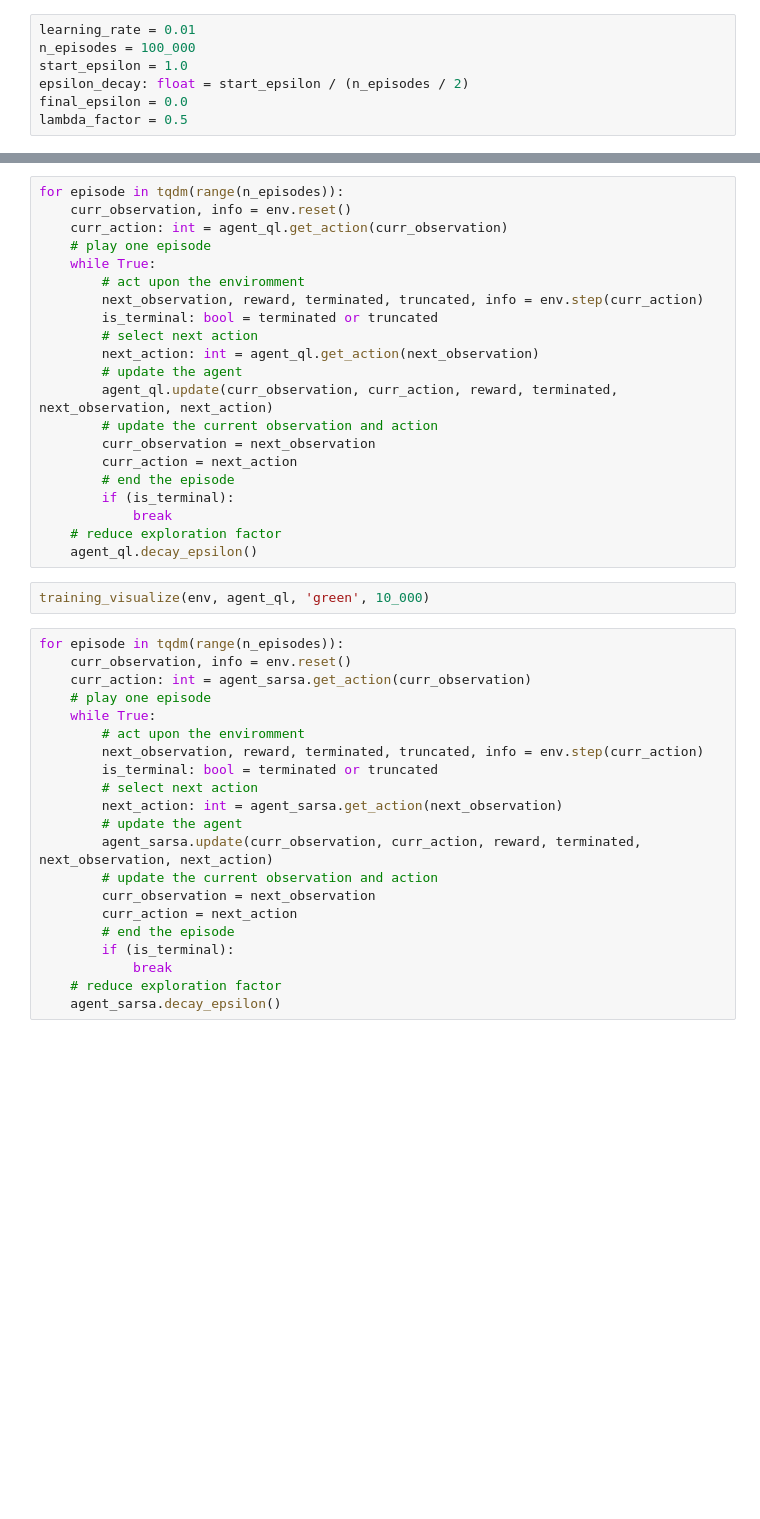
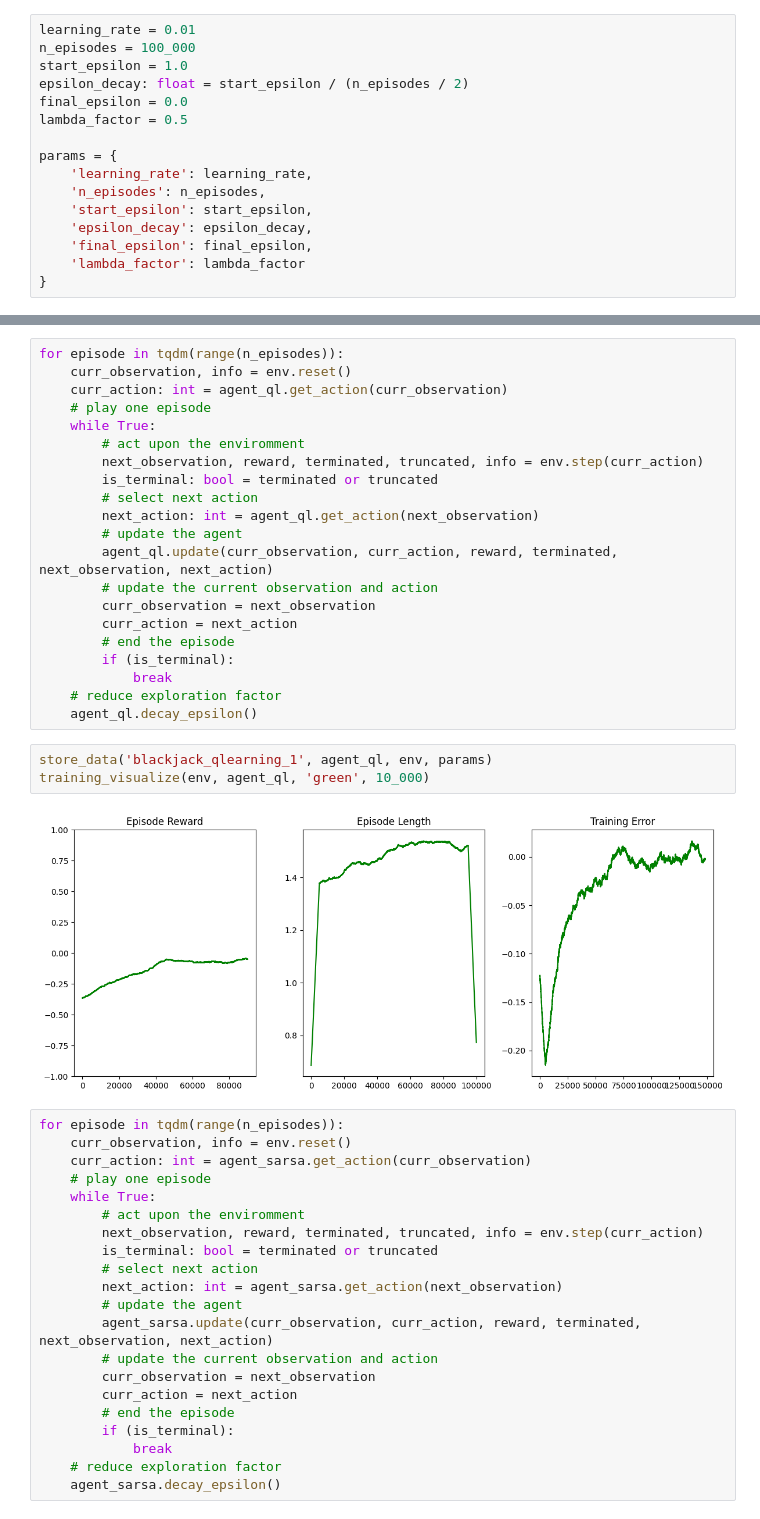
Before and after one commit to JohnVithor/RLGymExperiments, a Jupyter notebook: t_Blackjack.ipynb, the cells around one changed output, grey strips where cells are left out. Drawn from its saved outputs; the diff is of its cells as text; blank space fills up the shorter version.

```diff
--- a/t_Blackjack.ipynb
+++ b/t_Blackjack.ipynb
@@ -13,6 +13,15 @@ start_epsilon = 1.0
 epsilon_decay: float = start_epsilon / (n_episodes / 2)
 final_epsilon = 0.0
 lambda_factor = 0.5
+
+params = {
+    'learning_rate': learning_rate,
+    'n_episodes': n_episodes,
+    'start_epsilon': start_epsilon,
+    'epsilon_decay': epsilon_decay,
+    'final_epsilon': final_epsilon,
+    'lambda_factor': lambda_factor
+}
 # %%
 env: gym.Env = gym.make('Blackjack-v1', render_mode="rgb_array", natural=False, sab=False)
 env = gym.wrappers.RecordEpisodeStatistics(env, deque_size=n_episodes)
@@ -69,7 +78,10 @@ for episode in tqdm(range(n_episodes)):
     # reduce exploration factor
     agent_ql.decay_epsilon()
 # %%
+store_data('blackjack_qlearning_1', agent_ql, env, params)
 training_visualize(env, agent_ql, 'green', 10_000)
+# %% [output]
+[figure, added]
 # %%
 for episode in tqdm(range(n_episodes)):
     curr_observation, info = env.reset()
```
Also changed, not shown: parts of 1 cell of this notebook, 4 other files.
